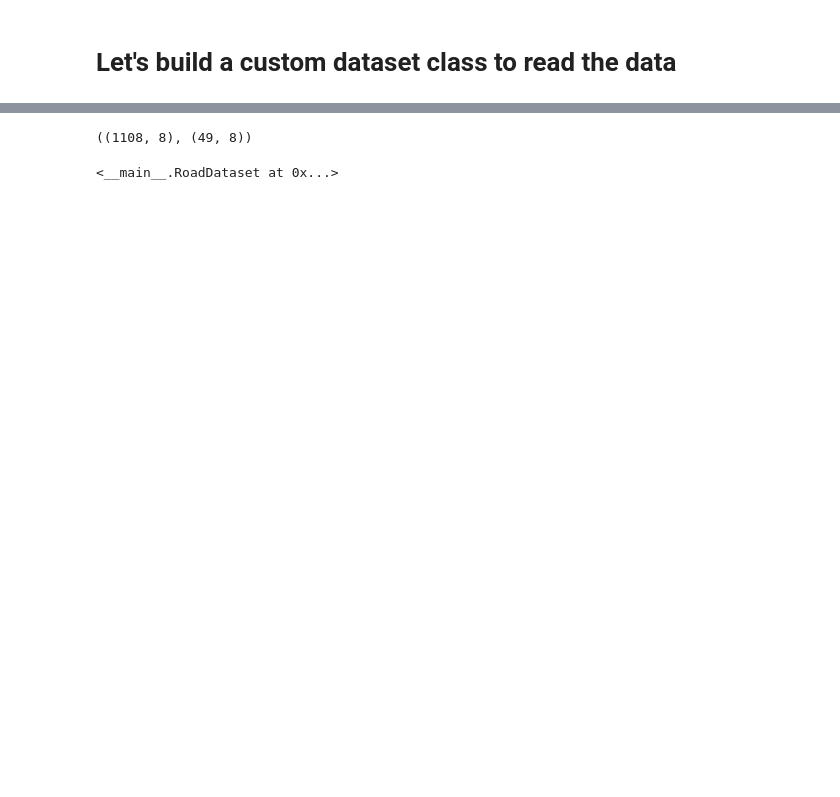
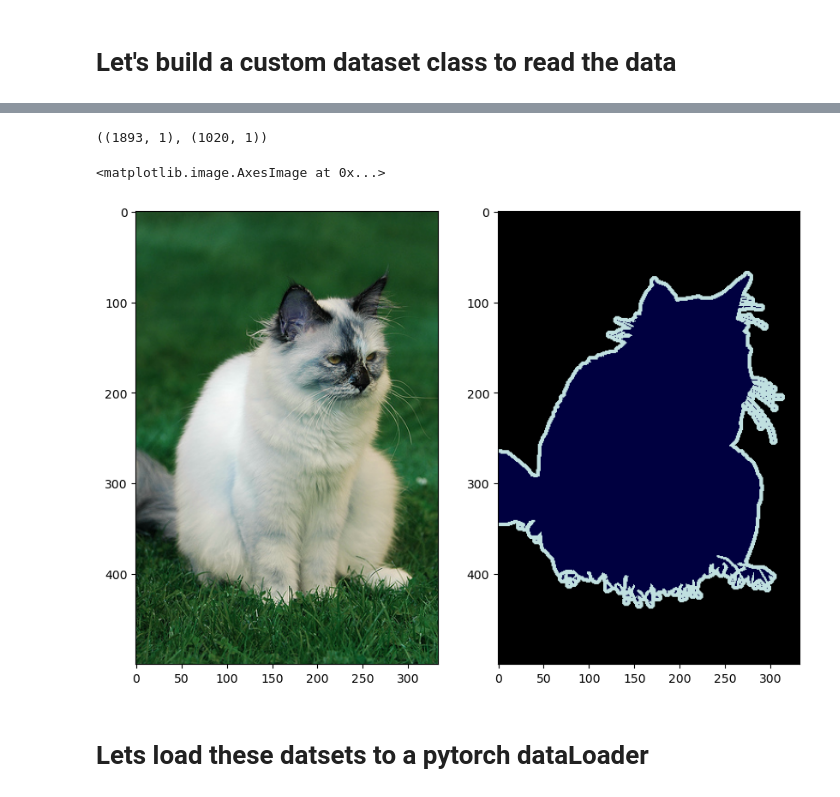
Before and after one commit to pusapatiakhilraju/PyTorch-Resnet-Segmentation, a Jupyter notebook: Segmentation.ipynb, the cells around one changed output, grey strips where cells are left out. Saved outputs shown, nothing was run; the diff lists cells and outputs as text; code cells hidden in the pictures; blank space fills up the shorter version.

```diff
--- a/Segmentation.ipynb
+++ b/Segmentation.ipynb
@@ -80,7 +117,0 @@ df.head()
-# %%
-IMG_ROOT = "/Users/akhil/Documents/Machine learning/Mas-Roads-Dataset/"
-df_train = df[df["split"] == "train"]
-df_test = df[df["split"] == "test"]
-df_train.shape, df_test.shape
-# %% [output]
-((1108, 8), (49, 8))
@@ -108,4 +118,4 @@ tst_ds = RoadDataset(df_test)
-# %%
-train_dataloader = DataLoader()
-# %% [output]
-<__main__.RoadDataset at 0x...>
+# %%
+train_df.shape, val_df.shape
+# %% [output]
+((1893, 1), (1020, 1))
@@ -111,0 +159,14 @@ train_dataloader = DataLoader()
+# %%
+img, mask = train_pascal[0]
+plt.figure(figsize=(10,20))
+
+plt.subplot(1, 2, 1)
+plt.imshow(img)
+
+plt.subplot(1, 2, 2)
+plt.imshow(mask)
+# %% [output]
+<matplotlib.image.AxesImage at 0x...>
+[figure, added]
+# %% [markdown]
+# Lets load these datsets to a pytorch dataLoader
```
Also changed, not shown: parts of 16 cells of this notebook.
